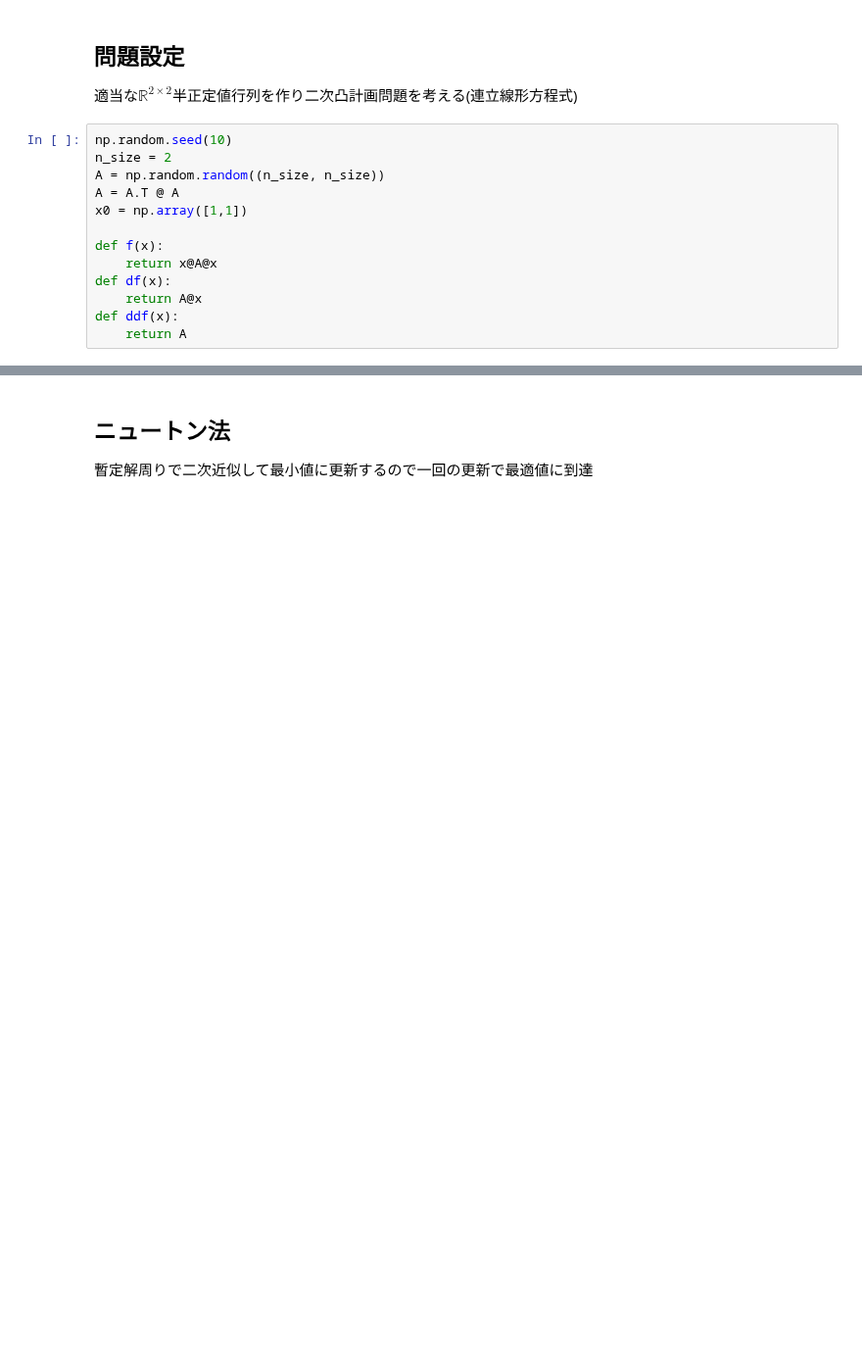
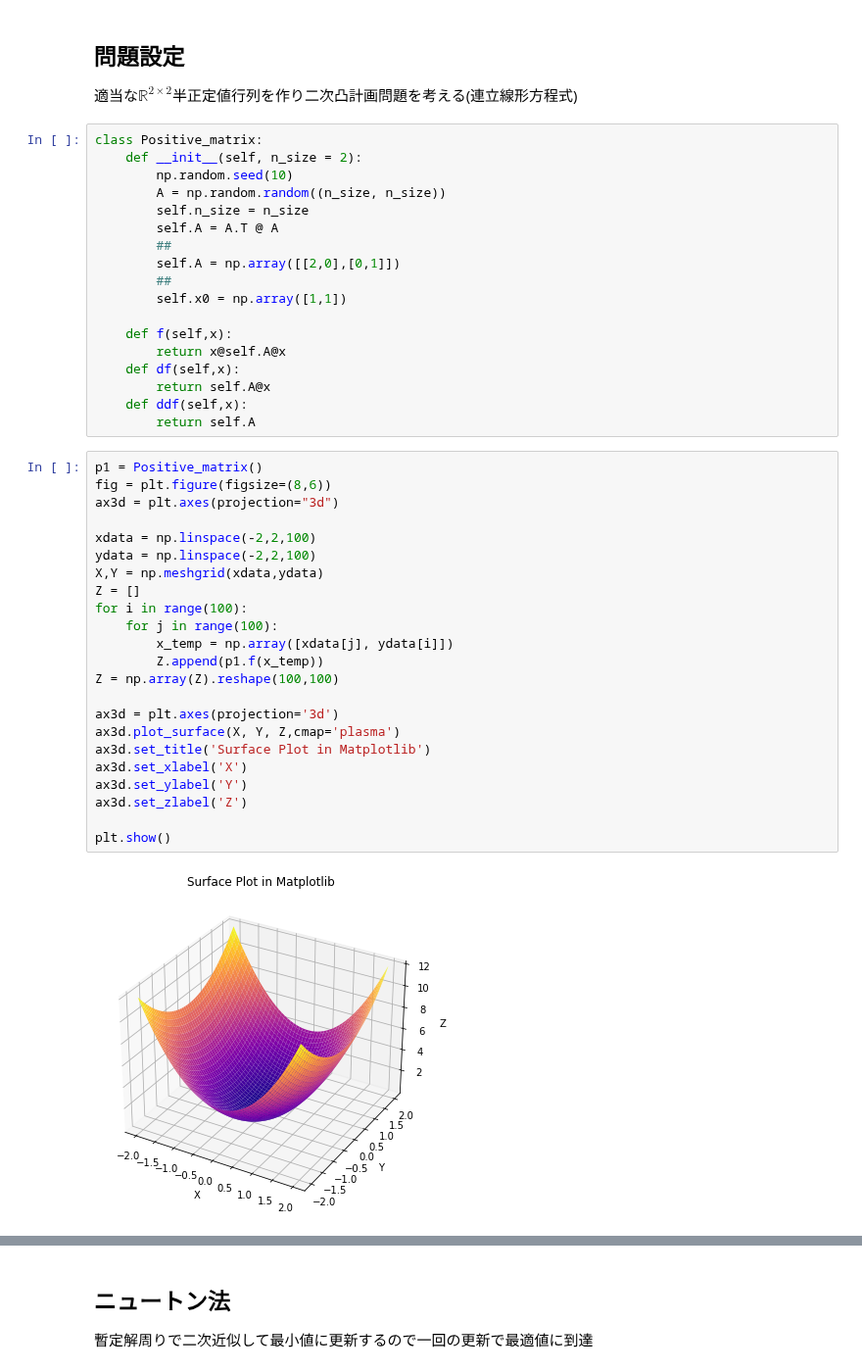
Before and after one commit to h-atsu/nonlinear_opt, a Jupyter notebook: src/visualization.ipynb, the cells around one changed output, grey strips where cells are left out. Shown at 98% size. Saved outputs shown, nothing was run; the diff lists cells and outputs as text; blank space fills up the shorter version.

```diff
--- a/src/visualization.ipynb
+++ b/src/visualization.ipynb
@@ -7,15 +8,45 @@ from matplotlib import pyplot as plt
 ## 問題設定
 適当な$\mathbb{R}^{2\times 2}$半正定値行列を作り二次凸計画問題を考える(連立線形方程式)
 # %%
-np.random.seed(10)
-n_size = 2
-A = np.random.random((n_size, n_size))
-A = A.T @ A
-x0 = np.array([1,1])
+class Positive_matrix:
+    def __init__(self, n_size = 2):
+        np.random.seed(10)
+        A = np.random.random((n_size, n_size))
+        self.n_size = n_size
+        self.A = A.T @ A
+        ##
+        self.A = np.array([[2,0],[0,1]])
+        ##
+        self.x0 = np.array([1,1])
 
-def f(x):
-    return x@A@x
-def df(x):
-    return A@x
-def ddf(x):
-    return A
+    def f(self,x):
+        return x@self.A@x
+    def df(self,x):
+        return self.A@x
+    def ddf(self,x):
+        return self.A
+# %%
+p1 = Positive_matrix()
+fig = plt.figure(figsize=(8,6))
+ax3d = plt.axes(projection="3d")
+
+xdata = np.linspace(-2,2,100)
+ydata = np.linspace(-2,2,100)
+X,Y = np.meshgrid(xdata,ydata)
+Z = []
+for i in range(100):
+    for j in range(100):
+        x_temp = np.array([xdata[j], ydata[i]])
+        Z.append(p1.f(x_temp))
+Z = np.array(Z).reshape(100,100)
+
+ax3d = plt.axes(projection='3d')
+ax3d.plot_surface(X, Y, Z,cmap='plasma')
+ax3d.set_title('Surface Plot in Matplotlib')
+ax3d.set_xlabel('X')
+ax3d.set_ylabel('Y')
+ax3d.set_zlabel('Z')
+
+plt.show()
+# %% [output]
+[figure, added]
```
Also changed, not shown: parts of 12 cells of this notebook, 4 other files.
